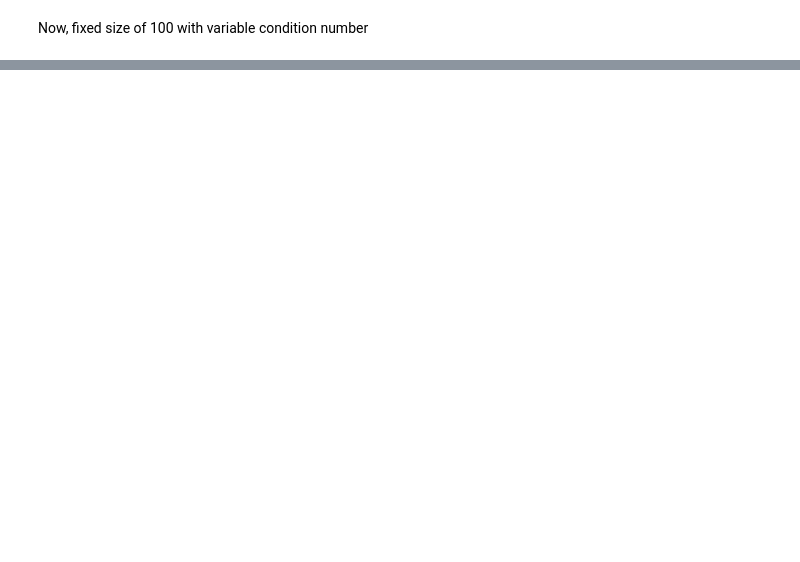
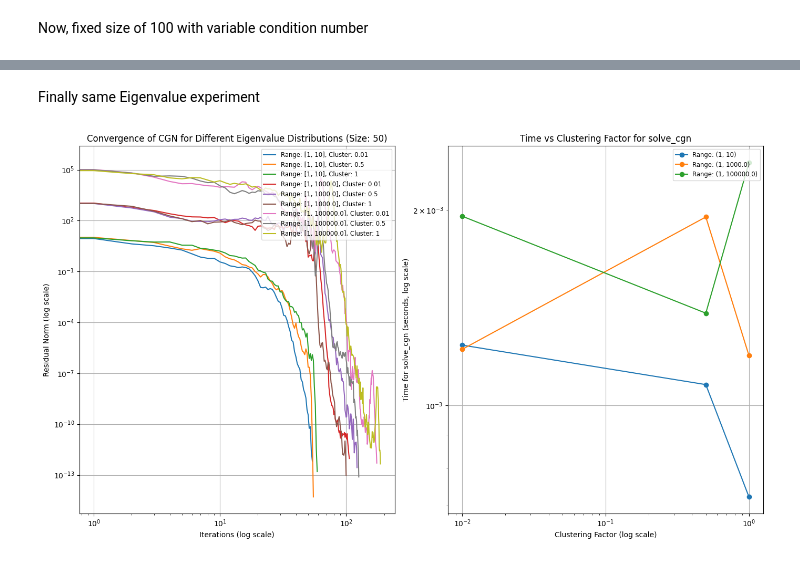
Before and after one commit to connorbuchheit/RandomMatrixProject, a Jupyter notebook: CGNexperiments.ipynb, the cells around one changed output, grey strips where cells are left out. Saved outputs shown, nothing was run; the diff lists cells and outputs as text; code cells hidden in the pictures; blank space fills up the shorter version.

```diff
--- a/CGNexperiments.ipynb
+++ b/CGNexperiments.ipynb
@@ -172,0 +245,69 @@ plt.show()
+# %% [markdown]
+Finally same Eigenvalue experiment
+# %%
+import time
+import matplotlib.pyplot as plt
+
+# Experiment parameters
+fixed_size = 50  # Matrix size
+eigen_ranges = [(1, 10), (1, 1e3), (1, 1e5)]  # Varying spectral ranges
+clustering_factors = [0.01, 0.5, 1]  # Controls clustering within ranges
+
+# Store results
+results_eigenvalues = {}
+timings_eigenvalues = {}
+
+for eigen_min, eigen_max in eigen_ranges:
+    for cluster_factor in clustering_factors:
+        eigen_min_adj = eigen_min
+        eigen_max_adj = eigen_min + cluster_factor * (eigen_max - eigen_min)
+
+        # Generate matrix with specified eigenvalue clustering
+        matrix, _ = matrixgenerators.generate_eigenvalue_range(fixed_size, eigen_min_adj, eigen_max)
+
+        # Generate random b
+        b = np.random.rand(fixed_size)
+
+        # Time solve_cgs and track residuals
+        start_time = time.time()
+        _, residuals, _ = solve_cgn(matrix, b)
+        end_time = time.time()
+
+        # Store results
+        key = (eigen_min, eigen_max, cluster_factor)
+        results_eigenvalues[key] = residuals
+        timings_eigenvalues[key] = end_time - start_time
+
+# Plot results
+plt.figure(figsize=(14, 8))
+
+# Subplot 1: Residuals vs iterations for varying eigenvalue distributions
+plt.subplot(1, 2, 1)
+for key, residuals in results_eigenvalues.items():
+    eigen_min, eigen_max, cluster_factor = key
+    plt.plot(residuals, label=f"Range: [{eigen_min}, {eigen_max}], Cluster: {cluster_factor}")
+plt.xscale('log')
+plt.yscale('log')
+plt.xlabel("Iterations (log scale)")
+plt.ylabel("Residual Norm (log scale)")
+plt.title(f"Convergence of CGN for Different Eigenvalue Distributions (Size: {fixed_size})")
+plt.legend(loc="upper right", fontsize="small")
+plt.grid()
+
+# Subplot 2: Time vs clustering factor
+plt.subplot(1, 2, 2)
+for eigen_range in eigen_ranges:
+    cluster_times = [timings_eigenvalues[(eigen_range[0], eigen_range[1], cf)] for cf in clustering_factors]
+    plt.plot(clustering_factors, cluster_times, marker='o', label=f"Range: {eigen_range}")
+plt.xscale('log')
+plt.yscale('log')
+plt.xlabel("Clustering Factor (log scale)")
+plt.ylabel("Time for solve_cgn (seconds, log scale)")
+plt.title("Time vs Clustering Factor for solve_cgn")
+plt.legend(loc="upper right", fontsize="small")
+plt.grid()
+
+plt.tight_layout()
+plt.show()
+# %% [output]
+[figure, added]
```
Also changed, not shown: parts of 4 cells of this notebook, 3 other files.
